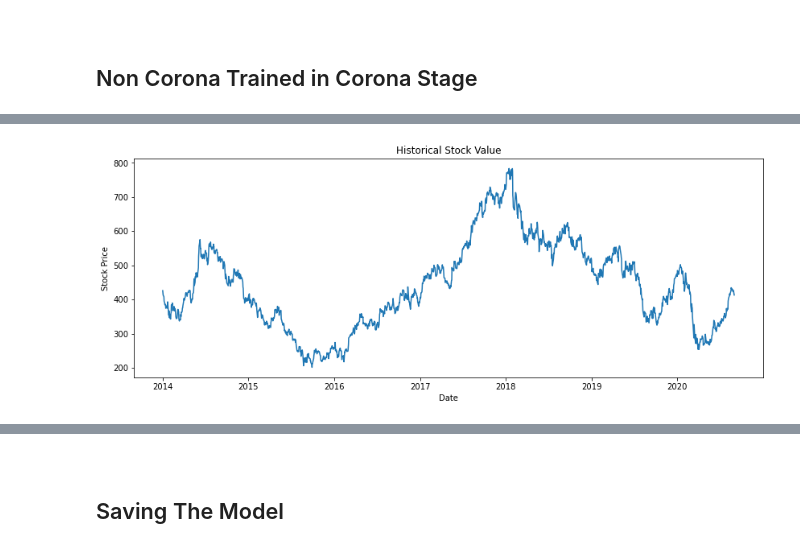
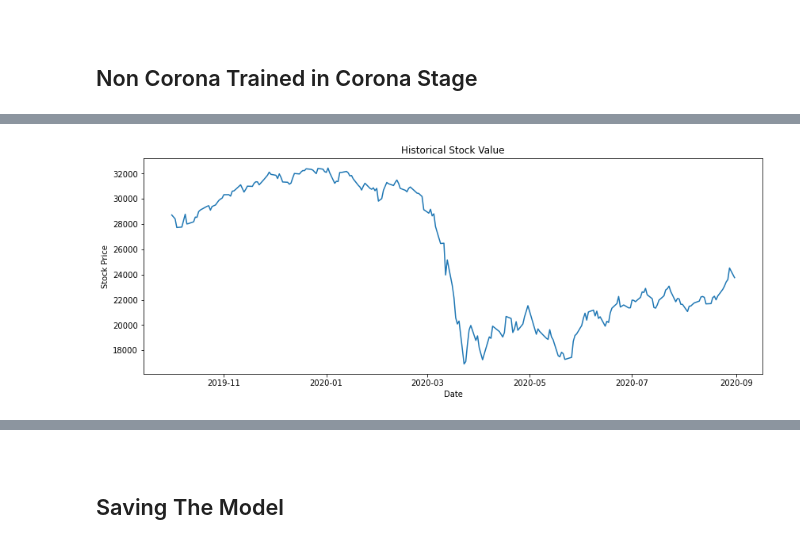
Before and after one commit to PratikGarai/Stock-Market-Prediction, a Jupyter notebook: Stocks RNN For IIIP.ipynb, the cells around one changed output, grey strips where cells are left out. Drawn from its saved outputs; the diff is of its cells as text; code cells hidden in the pictures.

```diff
--- a/Stocks RNN For IIIP.ipynb
+++ b/Stocks RNN For IIIP.ipynb
@@ -3,3 +1,6 @@ stock_ = 'TATASTEEL'
+# %%
+stock_ = 'NIFTY BANK'
+index = True
 # %%
 from nsepy import get_history as gh
 import datetime as dt
@@ -21,7 +22,7 @@ from keras.layers import Dropout
 # %%
 start = dt.datetime(2014,1,1)
 end = dt.datetime(2019,9,30)
-stk_data = gh(symbol=stock_,start=start,end=end)
+stk_data = gh(symbol=stock_,start=start,end=end, index=index)
 plt.figure(figsize=(14,5))
 plt.plot(stk_data['Close'])
 plt.title('Historical Stock Value')
@@ -56,5 +57,5 @@ regressor.add(LSTM(units = 50))
 regressor.add(Dropout(0.2))
 regressor.add(Dense(units = 1))
 regressor.compile(optimizer = 'adam', loss = 'mean_squared_error')
-regressor.fit(X_train, y_train, epochs = 1, batch_size = 32, validation_split=0.2)
+regressor.fit(X_train, y_train, epochs = 15, batch_size = 32, validation_split=0.2)
 # %% [output]
@@ -73,7 +90,7 @@ regressor.fit(X_train, y_train, epochs = 1, batch_size = 32, validation_split=0.
 <br>
 <h2> Testing Validity of Non Corona Training </h2>
 # %%
-testdataframe= gh(symbol=stock_,start=dt.datetime(2014,1,1),end=dt.datetime(2019,9,30))
+testdataframe= gh(symbol=stock_,start=dt.datetime(2014,1,1),end=dt.datetime(2019,9,30), index=index)
 testdataframe['Date'] = testdataframe.index
 testdata = pd.DataFrame(columns = ['Date', 'Open', 'High', 'Low', 'Close'])
 testdata['Date'] = testdataframe['Date']
@@ -87,7 +104,6 @@ inputs = dataset_total[len(dataset_total) - len(testdata) - 60:].values
 inputs = inputs.reshape(-1,1)
 inputs = sc.transform(inputs)
 X_test = []
-#upper limit is number of days - 25
 for i in range(60, 1477):
     X_test.append(inputs[i-60:i, 0])
 X_test = np.array(X_test)
@@ -108,7 +124,7 @@ plt.show()
 <br>
 <h2> Non Corona Trained in Corona Stage </h2>
 # %%
-testdataframe= gh(symbol=stock_,start=dt.datetime(2019,10,1),end=dt.datetime(2020,8,31))
+testdataframe= gh(symbol=stock_,start=dt.datetime(2019,10,1),end=dt.datetime(2020,8,31), index=index)
 testdataframe['Date'] = testdataframe.index
 testdata = pd.DataFrame(columns = ['Date', 'Open', 'High', 'Low', 'Close'])
 testdata['Date'] = testdataframe['Date']
@@ -122,7 +138,6 @@ inputs = dataset_total[len(dataset_total) - len(testdata) - 60:].values
 inputs = inputs.reshape(-1,1)
 inputs = sc.transform(inputs)
 X_test = []
-#upper limit is number of days - 25
 for i in range(60, 289):
     X_test.append(inputs[i-60:i, 0])
 X_test = np.array(X_test)
@@ -144,41 +159,41 @@ plt.show()
 # %%
-start = dt.datetime(2014,1,1)
-end = dt.datetime(2020,8,31)
-stk_data = gh(symbol=stock_,start=start,end=end)
+start2 = dt.datetime(2019,10,1)
+end2 = dt.datetime(2020,8,31)
+stk_data2 = gh(symbol=stock_,start=start2,end=end2, index=index)
 plt.figure(figsize=(14,5))
-plt.plot(stk_data['Close'])
+plt.plot(stk_data2['Close'])
 plt.title('Historical Stock Value')
 plt.xlabel('Date')
 plt.ylabel('Stock Price')
 plt.show()
-stk_data['Date'] = stk_data.index
-data2 = pd.DataFrame(columns = ['Date', 'Open', 'High', 'Low', 'Close'])
-data2['Date'] = stk_data['Date']
-data2['Open'] = stk_data['Open']
-data2['High'] = stk_data['High']
-data2['Low'] = stk_data['Low']
-data2['Close'] = stk_data['Close']
-train_set = data2.iloc[:, 1:2].values
-sc = MinMaxScaler(feature_range = (0, 1))
-training_set_scaled = sc.fit_transform(train_set)
-X_train = []
-y_train = []
-for i in range(60, 1645):
-    X_train.append(training_set_scaled[i-60:i, 0])
-    y_train.append(training_set_scaled[i, 0])
-X_train, y_train = np.array(X_train), np.array(y_train)
-X_train = np.reshape(X_train, (X_train.shape[0], X_train.shape[1], 1))
-regressor = Sequential()
-regressor.add(LSTM(units = 50, return_sequences = True, input_shape = (X_train.shape[1], 1)))
-regressor.add(Dropout(0.2))
-regressor.add(LSTM(units = 50, return_sequences = True))
-regressor.add(Dropout(0.2))
-regressor.add(LSTM(units = 50, return_sequences = True))
-regressor.add(Dropout(0.2))
-regressor.add(LSTM(units = 50))
-regressor.add(Dropout(0.2))
-regressor.add(Dense(units = 1))
-regressor.compile(optimizer = 'adam', loss = 'mean_squared_error')
-regressor.fit(X_train, y_train, epochs = 1, batch_size = 32, validation_split=0.2)
+stk_data2['Date'] = stk_data2.index
+data3 = pd.DataFrame(columns = ['Date', 'Open', 'High', 'Low', 'Close'])
+data3['Date'] = stk_data2['Date']
+data3['Open'] = stk_data2['Open']
+data3['High'] = stk_data2['High']
+data3['Low'] = stk_data2['Low']
+data3['Close'] = stk_data2['Close']
+train_set2 = data3.iloc[:, 1:2].values
+sc2 = MinMaxScaler(feature_range = (0, 1))
+training_set_scaled2 = sc2.fit_transform(train_set2)
+X_train2 = []
+y_train2 = []
+for i in range(60, 289):
+    X_train2.append(training_set_scaled2[i-60:i, 0])
+    y_train2.append(training_set_scaled2[i, 0])
+X_train2, y_train2 = np.array(X_train), np.array(y_train)
+X_train2 = np.reshape(X_train2, (X_train2.shape[0], X_train2.shape[1], 1))
+regressor2 = Sequential()
+regressor2.add(LSTM(units = 50, return_sequences = True, input_shape = (X_train2.shape[1], 1)))
+regressor2.add(Dropout(0.2))
+regressor2.add(LSTM(units = 50, return_sequences = True))
+regressor2.add(Dropout(0.2))
+regressor2.add(LSTM(units = 50, return_sequences = True))
+regressor2.add(Dropout(0.2))
+regressor2.add(LSTM(units = 50))
+regressor2.add(Dropout(0.2))
+regressor2.add(Dense(units = 1))
+regressor2.compile(optimizer = 'adam', loss = 'mean_squared_error')
+regressor2.fit(X_train2, y_train2, epochs = 15, batch_size = 32, validation_split=0.2)
 # %% [output]
-[figure, old version]
+[figure, new version]
```
Also changed, not shown: parts of 8 cells of this notebook.
